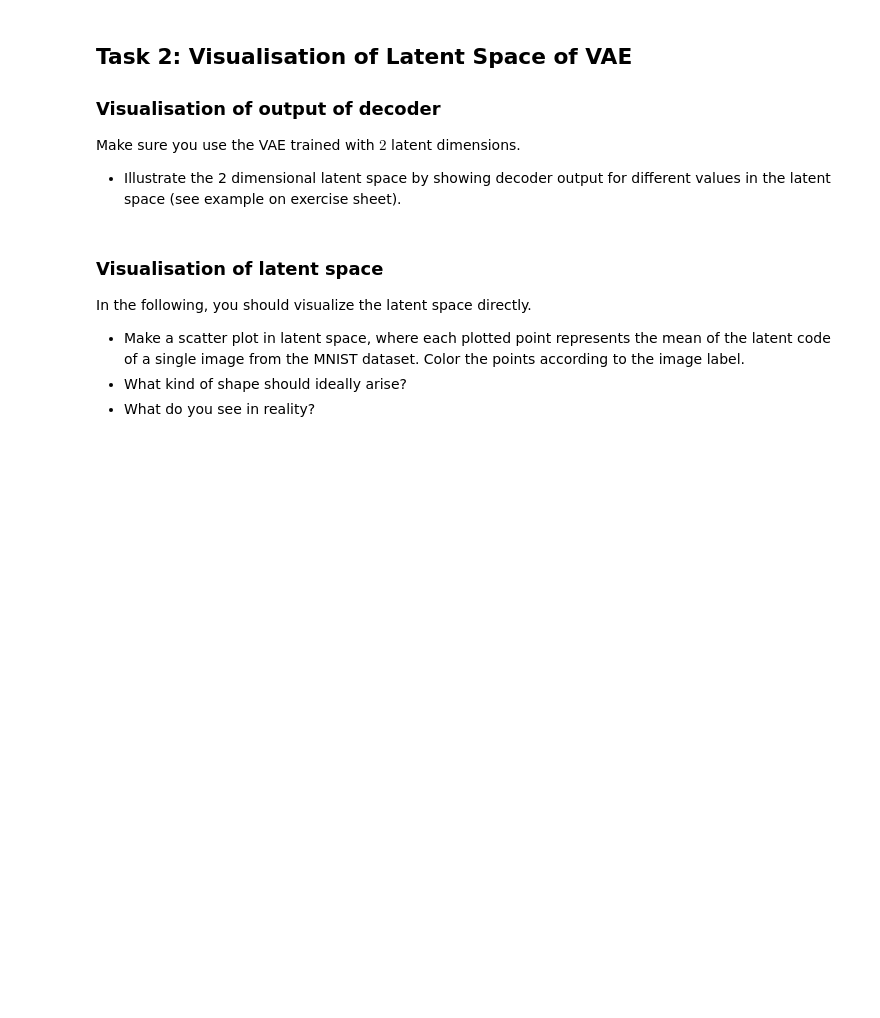
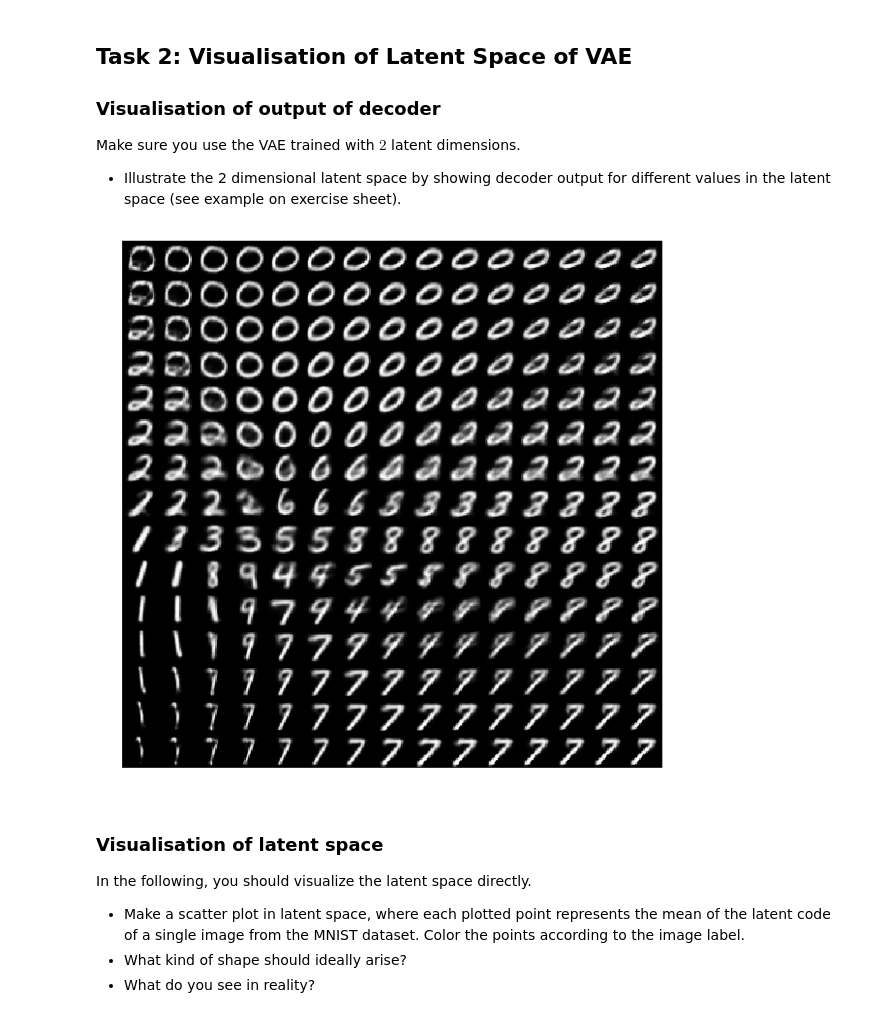
Before and after one commit to ml4cdeca/AdvancedMachineLearning, a Jupyter notebook: exercise05/cvae.ipynb, the cells around one changed output. Cells and saved outputs as stored; diff of their text form; code cells hidden in the pictures; blank space fills up the shorter version.

```diff
--- a/exercise05/cvae.ipynb
+++ b/exercise05/cvae.ipynb
@@ -521,3 +526,25 @@ Make sure you use the VAE trained with $2$ latent dimensions.
+# %%
+N=15
+x_gr,y_gr=np.linspace(-1,3,N),np.linspace(-3,2,N)
+X,Y=np.meshgrid(x_gr,y_gr)
+grid=np.vstack(tuple(map(np.ravel, np.meshgrid(x_gr,y_gr)))).T
+
+latent_coord=torch.from_numpy(grid).float().to(device)
+decoder_output=vae.decoder(latent_coord).detach().cpu().numpy()
+# %%
+fig = plt.figure(figsize=(10,10))
+ax = []
+for i in range(N*N):
+    img = decoder_output[i].reshape(28,28)
+    # create subplot and append to ax
+    ax.append( fig.add_subplot(N, N, i+1) )
+    ax[-1].set_aspect('equal')
+    plt.axis('off')
+    plt.imshow(img,cmap='gray')
+plt.subplots_adjust(wspace=-.05, hspace=-.05)
+plt.show()
+# %% [output]
+[figure, added]
 # %% [markdown]
 ### Visualisation of latent space
 In the following, you should visualize the latent space directly.
```
Also changed, not shown: parts of 14 cells of this notebook, 1 other file.
